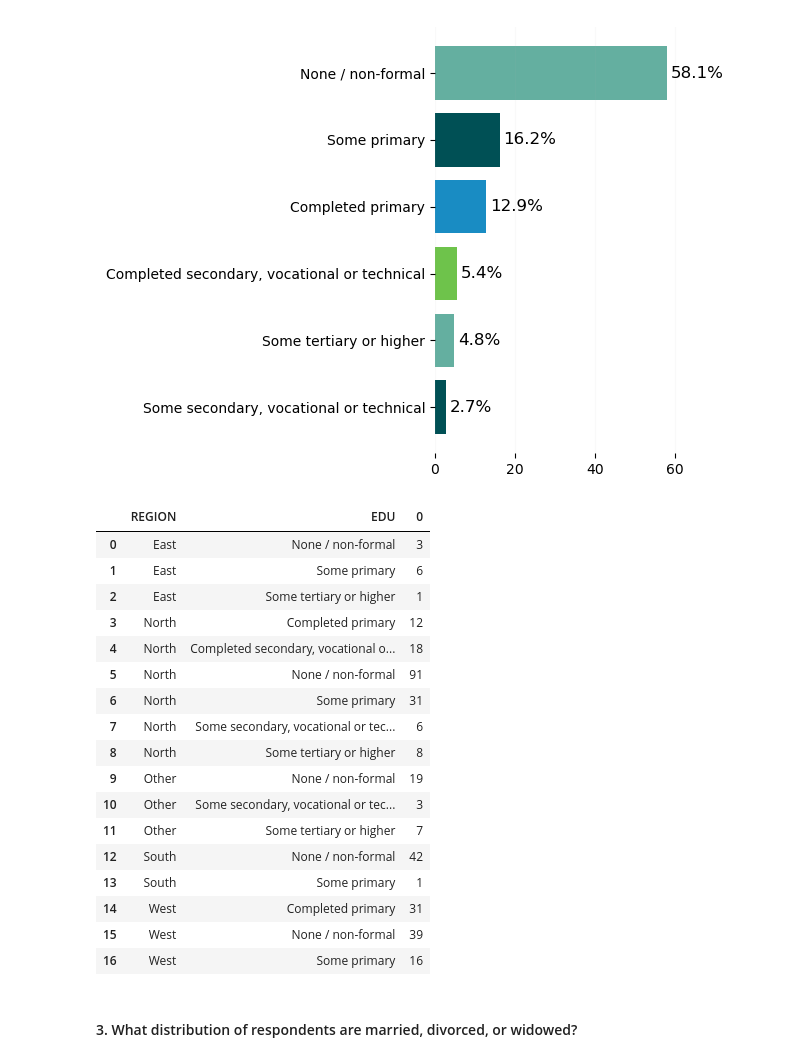
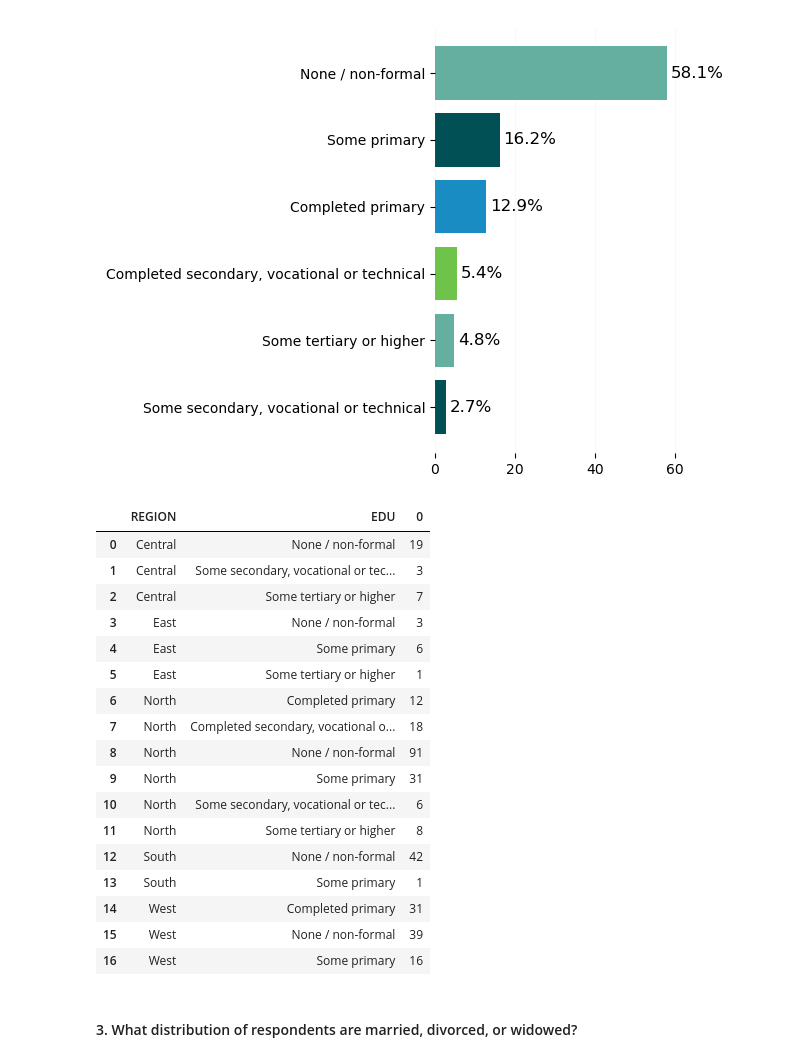
Before and after one commit to Mirwais-Farahi/MSIHealthServiceAnalytics, a Jupyter notebook: notebooks/03_Descriptive_Analysis.ipynb, the cells around one changed output. Saved outputs shown, nothing was run; the diff lists cells and outputs as text; code cells hidden in the pictures.

```diff
--- a/notebooks/03_Descriptive_Analysis.ipynb
+++ b/notebooks/03_Descriptive_Analysis.ipynb
@@ -241,21 +241,21 @@ plot_bar_chart_with_percentage(education_level, 'EDU', 'Count', colors=colors)
 [figure]
 # %%
 # Region-based education level of each respodent
-original_data.groupby(['REGION', 'EDU']).size().reset_index()
+data.groupby(['REGION', 'EDU']).size().reset_index()
 # %% [output]
 |  | REGION | EDU | 0 |
-| 0 | East | None / non-formal | 3 |
-| 1 | East | Some primary | 6 |
-| 2 | East | Some tertiary or higher | 1 |
-| 3 | North | Completed primary | 12 |
-| 4 | North | Completed secondary, vocational o... | 18 |
-| 5 | North | None / non-formal | 91 |
-| 6 | North | Some primary | 31 |
-| 7 | North | Some secondary, vocational or tec... | 6 |
-| 8 | North | Some tertiary or higher | 8 |
-| 9 | Other | None / non-formal | 19 |
-| 10 | Other | Some secondary, vocational or tec... | 3 |
-| 11 | Other | Some tertiary or higher | 7 |
+| 0 | Central | None / non-formal | 19 |
+| 1 | Central | Some secondary, vocational or tec... | 3 |
+| 2 | Central | Some tertiary or higher | 7 |
+| 3 | East | None / non-formal | 3 |
+| 4 | East | Some primary | 6 |
+| 5 | East | Some tertiary or higher | 1 |
+| 6 | North | Completed primary | 12 |
+| 7 | North | Completed secondary, vocational o... | 18 |
+| 8 | North | None / non-formal | 91 |
+| 9 | North | Some primary | 31 |
+| 10 | North | Some secondary, vocational or tec... | 6 |
+| 11 | North | Some tertiary or higher | 8 |
 | 12 | South | None / non-formal | 42 |
 | 13 | South | Some primary | 1 |
 | 14 | West | Completed primary | 31 |
```
Also changed, not shown: parts of 16 cells of this notebook.
